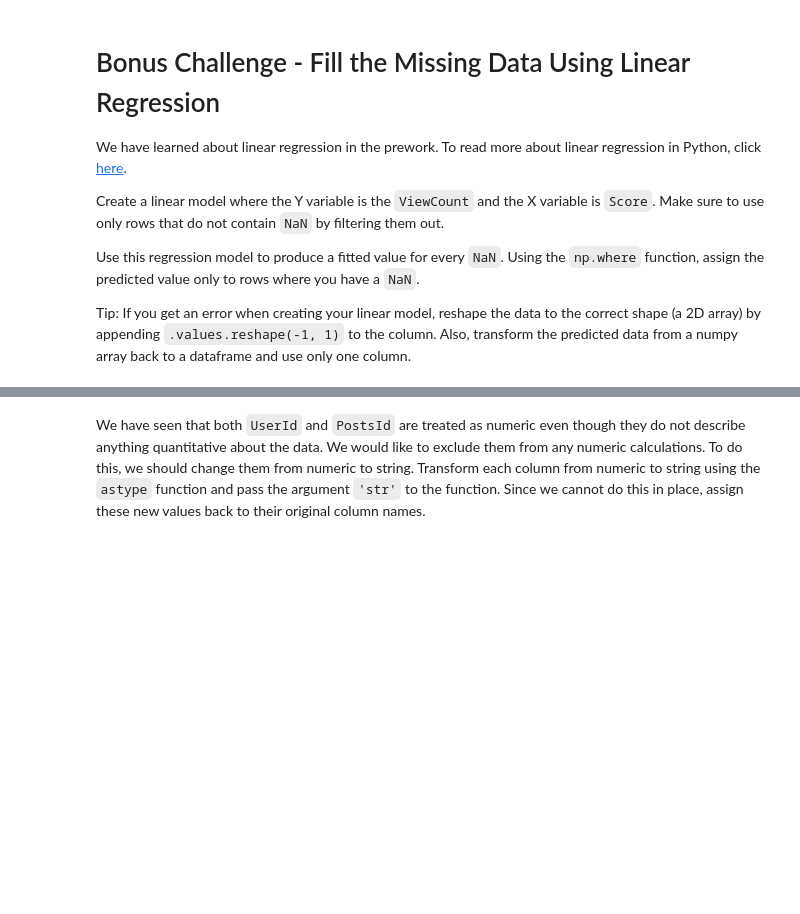
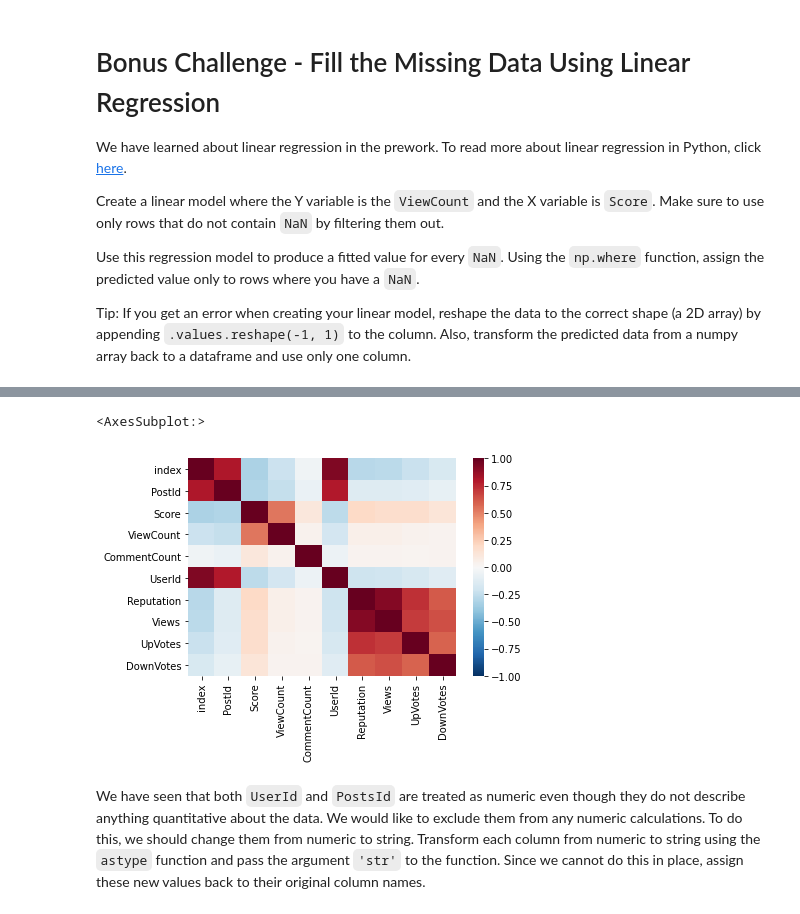
Before and after one commit to cabulut/data-pt-ber-08-20, a Jupyter notebook: Labs/module-1_labs/04_pandas/04_lab-data_cleaning/your-code/main.ipynb, the cells around one changed output, grey strips where cells are left out. Cells and saved outputs as stored; diff of their text form; code cells hidden in the pictures; blank space fills up the shorter version.

Commit message:
data cleaning

```diff
--- a/Labs/module-1_labs/04_pandas/04_lab-data_cleaning/your-code/main.ipynb
+++ b/Labs/module-1_labs/04_pandas/04_lab-data_cleaning/your-code/main.ipynb
@@ -79,0 +215,3 @@ We identify the only column that the two tables have in common as the user ID. H
+# %%
+stackoverflow = pd.merge(posts_subset,users_subset,left_on='OwnerUSERID',right_on='UserId')
+stackoverflow.head()
@@ -85,0 +241,3 @@ If both columns are present in `stackoverflow`, drop `OwnerUserId`. Do this usin
+# %%
+stackoverflow.drop('OwnerUSERID',axis = 1,inplace=True)
+stackoverflow.head()
@@ -109,0 +317,2 @@ Apply the `interpolate` function to the `ViewCount` column. Use `inplace=True`
+# %%
+stackoverflow['ViewCount'].interpolate(inplace=True)
@@ -121,0 +338,6 @@ Tip: If you get an error when creating your linear model, reshape the data to th
+# %%
+#df with NaN
+df = stackoverflow.copy() #run the stackoverflow again without interpolating to get the whole dataset
+df = df.dropna() #dropna to fit the data
+df.reset_index(inplace=True)
+df.head()
@@ -122,2 +444,7 @@ Tip: If you get an error when creating your linear model, reshape the data to th
+# %%
+sns.heatmap(df.corr(),vmin=-1,vmax=1,cmap='RdBu_r')
+# %% [output]
+<AxesSubplot:>
+[figure, added]
 # %% [markdown]
 We have seen that both `UserId` and `PostsId` are treated as numeric even though they do not describe anything quantitative about the data. We would like to exclude them from any numeric calculations. To do this, we should change them from numeric to string. Transform each column from numeric to string using the `astype` function and pass the argument `'str'` to the function. Since we cannot do this in place, assign these new values back to their original column names.
```
Also changed, not shown: parts of 65 cells of this notebook, 1 other file.
